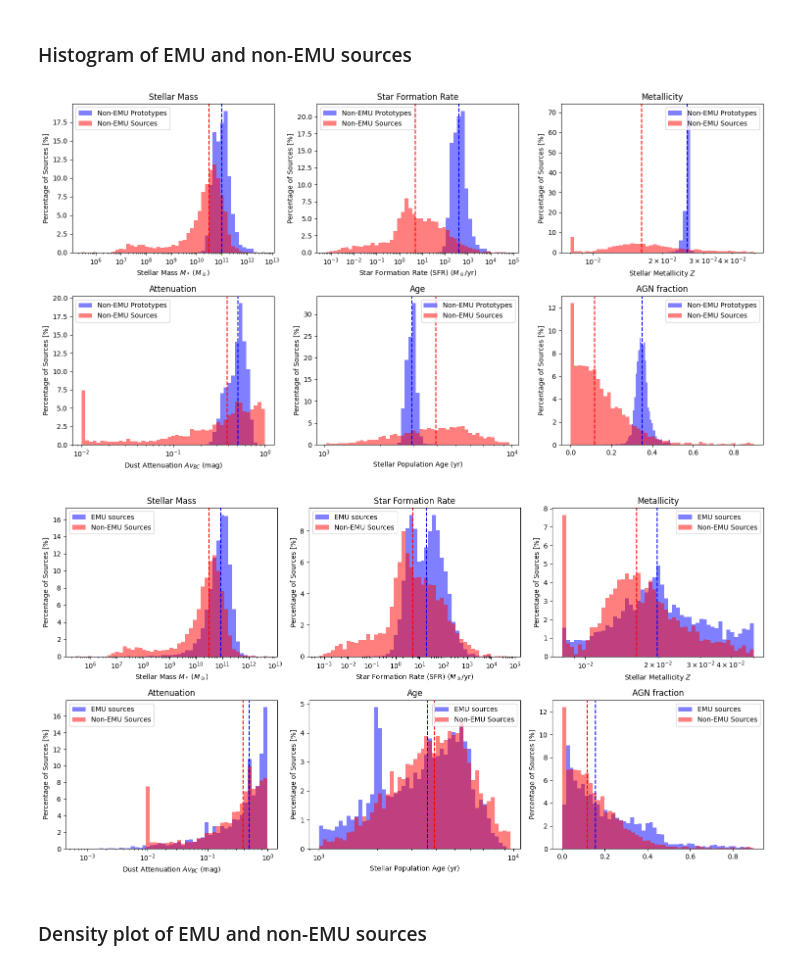
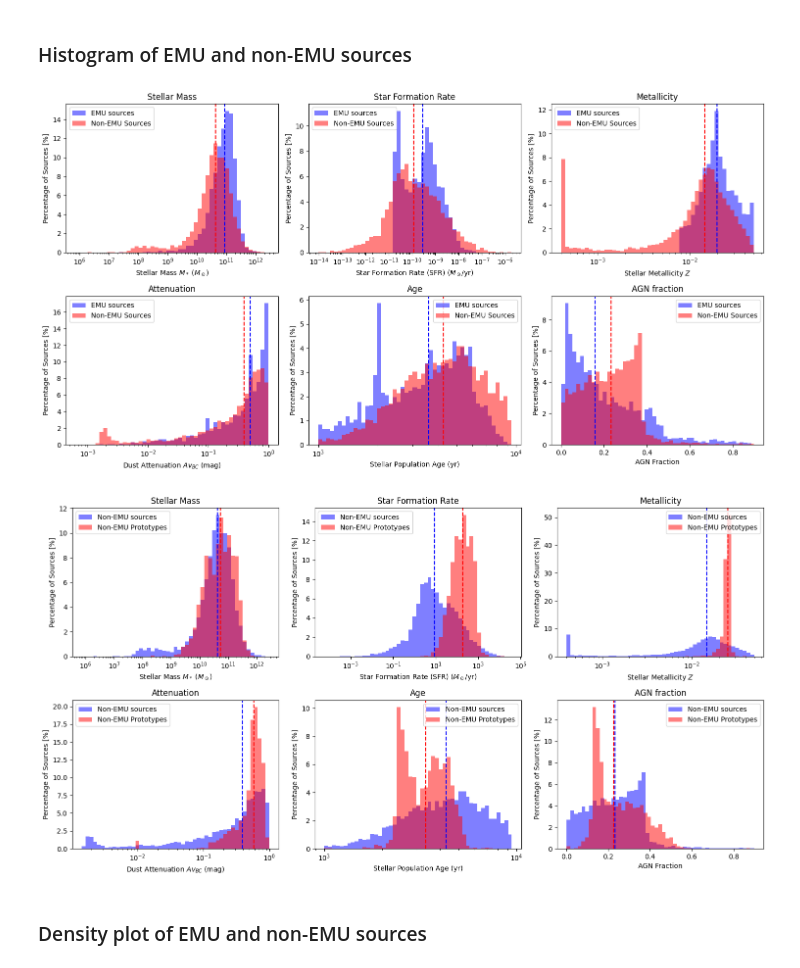
Before and after one commit to theWebTardigrade/fundamental-properties-of-EMU-radio-sources, a Jupyter notebook: code/8.5_CIGALE_results_EMU_vs_NON-EMU.ipynb, the cells around one changed output. Drawn from its saved outputs; the diff is of its cells as text; code cells hidden in the pictures.

```diff
--- a/code/8.5_CIGALE_results_EMU_vs_NON-EMU.ipynb
+++ b/code/8.5_CIGALE_results_EMU_vs_NON-EMU.ipynb
@@ -32,5 +32,5 @@ import seaborn as sns
 ## Import results files from EMU and non-EMU sources and select objects with x²_red < 5
 # %%
 emu_sources = pd.read_csv('/home/polaris/Lab_Astro/data/cigale/emu_data/out_withAGN/results.txt', sep='\s+')
-nonemu_sources = pd.read_csv('/home/polaris/Lab_Astro/data/cigale/nonemu_data/cigale_redshifts/results.txt', sep='\s+')
-nonemu_prototypes = pd.read_csv('/home/polaris/Lab_Astro/data/cigale/nonemu_data/old_out/20250603_162444_out/results.txt', sep='\s+')
+nonemu_sources = pd.read_csv('/home/polaris/Lab_Astro/data/cigale/nonemu_data/out/results.txt', sep='\s+')
+nonemu_prototypes = pd.read_csv('/home/polaris/Lab_Astro/data/cigale/nonemu_data/prototypes/results.txt', sep='\s+')
@@ -40,11 +52,14 @@ Select EMU and non-EMU sources with a x²_red less than 5 , to analyse sources w
 best_matches_emu = emu_sources['best.reduced_chi_square'] <= 5.0
 emu_sources_best = emu_sources[best_matches_emu]
 print(f'Number of emu objects with x²_red <= 5: {len(emu_sources_best)}')
+emu_sources_best['bayes.sfh.sfr_permass'] =  emu_sources_best['bayes.sfh.sfr']/emu_sources_best['bayes.stellar.m_star']
 
 
 best_matches_nonemu = nonemu_sources['best.reduced_chi_square'] <= 5.0
 nonemu_sources_best = nonemu_sources[best_matches_nonemu]
 print(f'Number of non-emu objects with x²_red <= 5: {len(nonemu_sources_best)}')
+nonemu_sources_best['bayes.sfh.sfr_permass'] =  nonemu_sources_best['bayes.sfh.sfr']/emu_sources_best['bayes.stellar.m_star']
+
 
 best_matches_nonemu_prots = nonemu_prototypes['best.reduced_chi_square'] <= 5.0
 nonemu_prototypes_best = nonemu_prototypes[best_matches_nonemu_prots]
@@ -111,6 +198,8 @@ def plot_log_hist_percent_2rows_sns(
             ax.axvline(data1.median(), color='blue', linestyle='dashed', linewidth=1.5)
             ax.axvline(data2.median(), color='red', linestyle='dashed', linewidth=1.5)
 
+            ax.set_xlabel(x_labels[i])
+
         else:
             # Log scale
             data1 = data1[data1 > 0]
@@ -156,30 +245,30 @@ def plot_log_hist_percent_2rows_sns(
     plt.show()
 # %%
 plot_log_hist_percent_2rows_sns(
-    df1=nonemu_prototypes_best,
+    df1=emu_sources_best,
     df2=nonemu_sources_best,
     columns=[
-        'bayes.stellar.m_star', 'bayes.sfh.sfr', 'bayes.stellar.metallicity',
+        'bayes.stellar.m_star', 'bayes.sfh.sfr_permass', 'bayes.stellar.metallicity',
         'bayes.attenuation.Av_BC', 'bayes.sfh.age', 'bayes.agn.fracAGN'
     ],
     x_labels=[
         r"Stellar Mass $M_*$ ($M_\odot$)",
         r"Star Formation Rate (SFR) ($M_\odot$/yr)",
         r"Stellar Metallicity $Z$",
         r"Dust Attenuation $Av_{BC}$ (mag)",
         r"Stellar Population Age (yr)",
-        r"AGN Fraction"
+        r"AGN Fraction",
     ],
-    labels=("Non-EMU Prototypes", "Non-EMU Sources"),
-    legend_positions= ['upper left', 'upper left','upper right','upper left','upper right','upper right' ],
+    labels=("EMU sources", "Non-EMU Sources"),
+    legend_positions= ['upper left', 'upper left','upper left','upper left','upper right','upper right' ],
     titles = ['Stellar Mass', 'Star Formation Rate', 'Metallicity', 'Attenuation', 'Age', 'AGN fraction']
 )
 # %% [output]
-[figure, old version]
+[figure, new version]
 # %%
 plot_log_hist_percent_2rows_sns(
-    df1=emu_sources_best,
-    df2=nonemu_sources_best,
+    df1=nonemu_sources_best,
+    df2=nonemu_prototypes_best,
     columns=[
         'bayes.stellar.m_star', 'bayes.sfh.sfr', 'bayes.stellar.metallicity',
         'bayes.attenuation.Av_BC', 'bayes.sfh.age', 'bayes.agn.fracAGN'
@@ -192,12 +281,12 @@ plot_log_hist_percent_2rows_sns(
         r"Stellar Population Age (yr)",
         r"AGN Fraction"
     ],
-    labels=("EMU sources", "Non-EMU Sources"),
+    labels=("Non-EMU sources", "Non-EMU Prototypes"),
     legend_positions= ['upper left', 'upper left','upper right','upper left','upper right','upper right' ],
     titles = ['Stellar Mass', 'Star Formation Rate', 'Metallicity', 'Attenuation', 'Age', 'AGN fraction']
 )
 # %% [output]
-[figure, old version]
+[figure, new version]
 # %% [markdown]
 ### Density plot of EMU and non-EMU sources
 # %%
```
Also changed, not shown: parts of 7 cells of this notebook, 1 other file.
